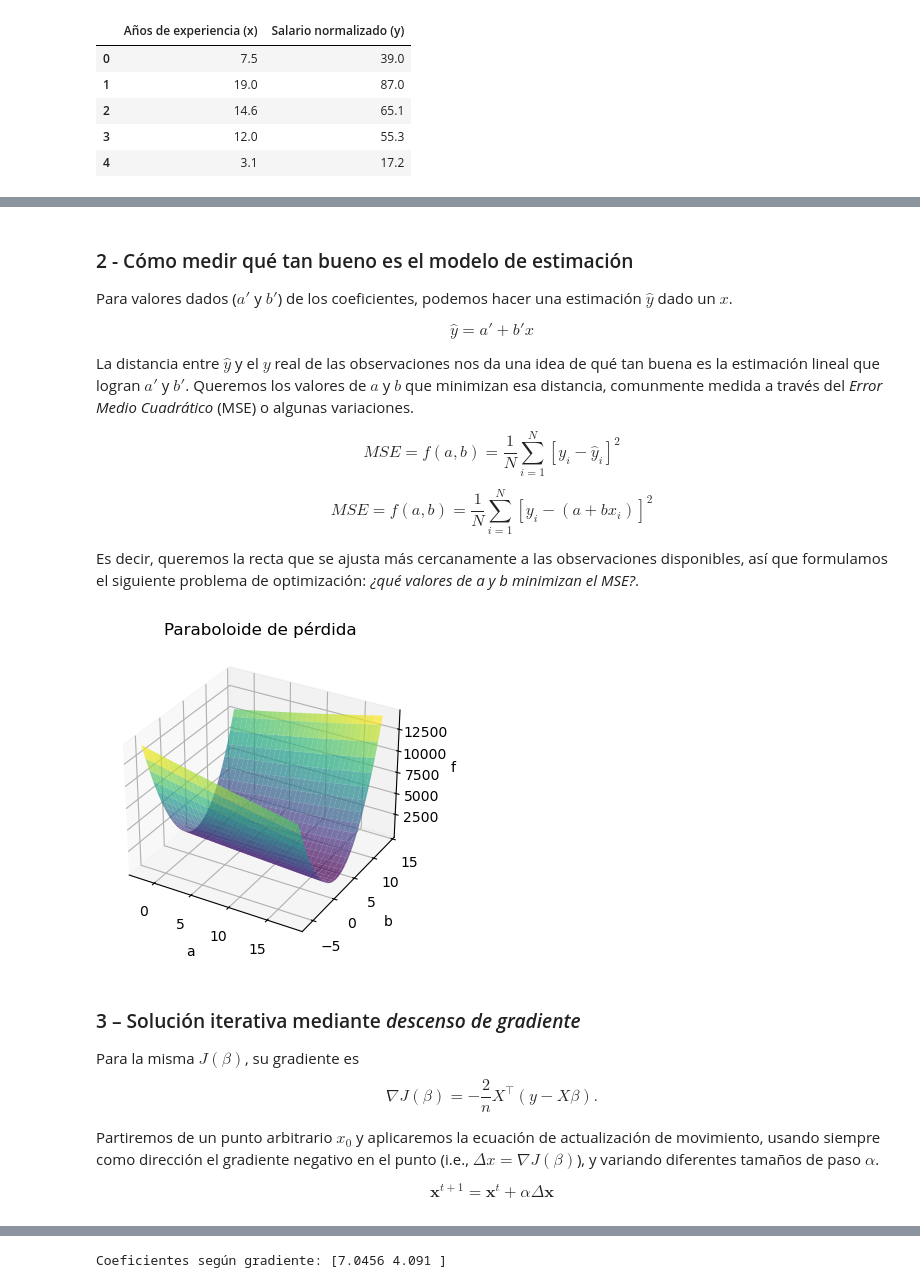
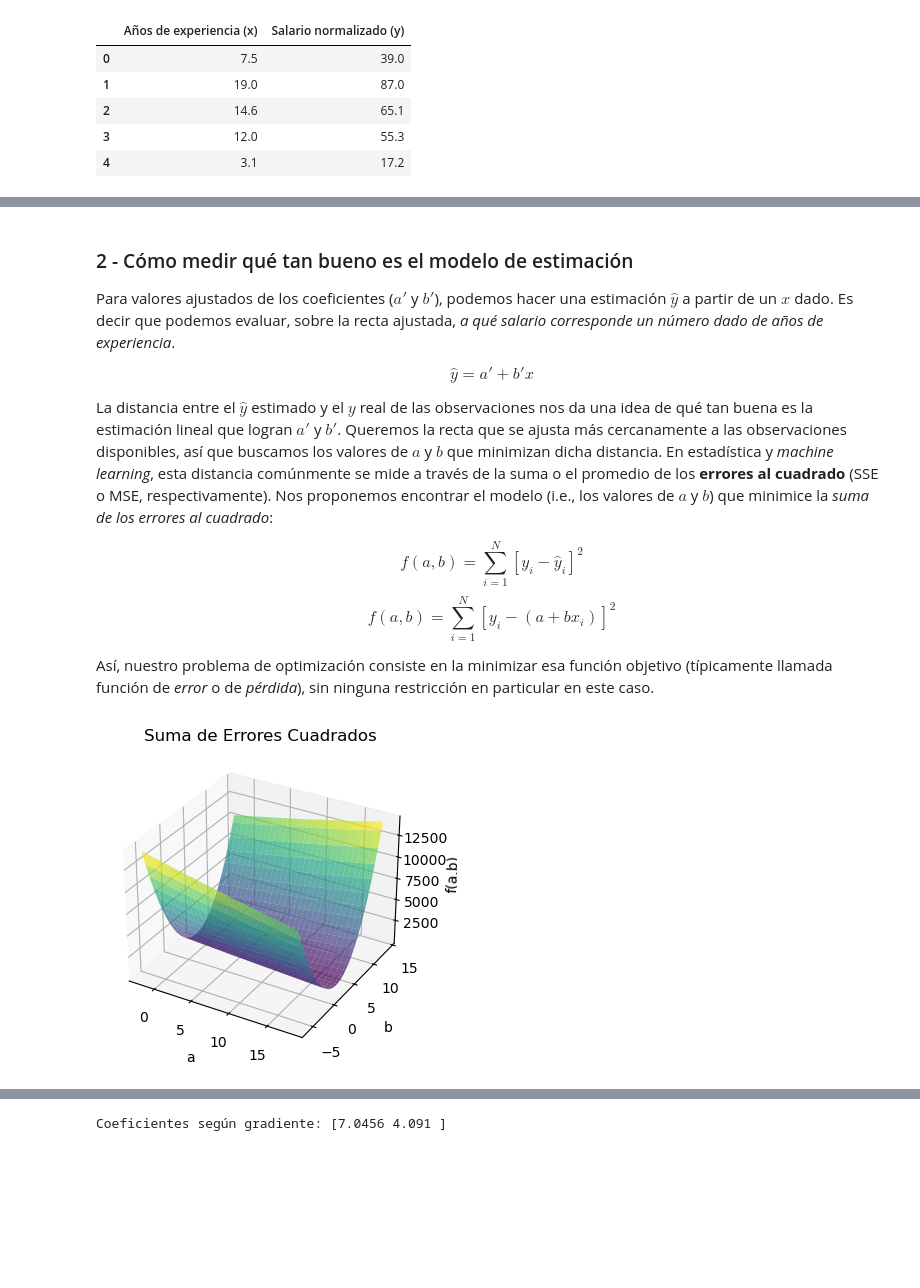
Before and after one commit to milogz/Modelado-en-Optimizacion, a Jupyter notebook: MO_3-2 Estimacion.ipynb, the cells around one changed output, grey strips where cells are left out. Saved outputs shown, nothing was run; the diff lists cells and outputs as text; code cells hidden in the pictures; blank space fills up the shorter version.

Commit message:
simplify gradient and SSE

```diff
--- a/MO_3-2 Estimacion.ipynb
+++ b/MO_3-2 Estimacion.ipynb
@@ -6,9 +6,16 @@
 '''
 Importaciones y configuraciones generales del notebook. No modificar.
 '''
-from helpers_estimacion import init_estimacion, ejemplo_ilustrativo, ajuste_manual, fit_ols, metrics_ols, plot_ols
+import numpy as np
+import matplotlib.pyplot as plt
+from urllib.request import urlopen
+import pandas as pd
+import ipywidgets as widgets
+from IPython.display import display
+np.set_printoptions(precision=4, suppress=True)
+plt.rcParams["figure.figsize"] = (6,4)
 
-np, plt, urlopen, pd, widgets, display = init_estimacion()
+from helpers_estimacion import ejemplo_ilustrativo, ajuste_manual, fit_ols, plot_ols
 # %% [markdown]
 ### 1 - Formular un problema de estimación
 
@@ -42,41 +51,31 @@ interactive(children=(FloatSlider(value=1.0, description='Pendiente', max=10.0,
 # %% [markdown]
 ### 2 - Cómo medir qué tan bueno es el modelo de estimación
 
-Para valores dados ($a'$ y $b'$) de los coeficientes, podemos hacer una estimación $\hat{y}$ dado un $x$.
+Para valores ajustados de los coeficientes ($a'$ y $b'$), podemos hacer una estimación $\hat{y}$ a partir de un $x$ dado. Es decir que podemos evaluar, sobre la recta ajustada, *a qué salario corresponde un número dado de años de experiencia*.
 
 $$\hat{y}=a' + b' x$$
 
-La distancia entre $\hat{y}$ y el $y$ real de las observaciones nos da una idea de qué tan buena es la estimación lineal que logran $a'$ y $b'$. Queremos los valores de $a$ y $b$ que minimizan esa distancia, comunmente medida a través del *Error Medio Cuadrático* (MSE) o algunas variaciones.
+La distancia entre el $\hat{y}$ estimado y el $y$ real de las observaciones nos da una idea de qué tan buena es la estimación lineal que logran $a'$ y $b'$. Queremos la recta que se ajusta más cercanamente a las observaciones disponibles, así que buscamos los valores de $a$ y $b$ que minimizan dicha distancia. En estadística y *machine learning*, esta distancia comúnmente se mide a través de la suma o el promedio de los **errores al cuadrado** (SSE o MSE, respectivamente). Nos proponemos encontrar el modelo (i.e., los valores de $a$ y $b$) que minimice la *suma de los errores al cuadrado*:
 
-$$MSE = f(a,b) = \frac{1}{N}\sum_{i=1}^{N}[ y_i-\hat{y}_i ]^2$$
+$$ f(a,b) = \sum_{i=1}^{N}[ y_i - \hat{y}_i ]^2 $$
+$$ f(a,b) = \sum_{i=1}^{N}[ y_i - (a+b x_i)]^2 $$
 
-$$MSE = f(a,b)  = \frac{1}{N}\sum_{i=1}^{N}[y_i-(a+b x_i)]^2 $$
-
-Es decir, queremos la recta que se ajusta más cercanamente a las observaciones disponibles, así que formulamos el siguiente problema de optimización: *¿qué valores de a y b minimizan el MSE?*.
+Así, nuestro problema de optimización consiste en la minimizar esa función objetivo (típicamente llamada función de *error* o de *pérdida*), sin ninguna restricción en particular en este caso.
 # %%
-def mse(beta0, beta1):
+def sse(beta0, beta1):
     beta = np.array([beta0, beta1])
     res = y - X @ beta
     return (res @ res) / n  # multiplicar vector de residuos por si mismo da errores cuadráticos
 
 b0 = np.linspace(a_true-10, a_true+10, 60)
 b1 = np.linspace(b_true-10, b_true+10, 60)
 B0, B1 = np.meshgrid(b0, b1)
-J = np.vectorize(mse)(B0, B1)     # Función J recibe b0,b1, retorna MSE
+J = np.vectorize(sse)(B0, B1)     # Función J recibe b0,b1, retorna MSE
 
 fig = plt.figure(figsize=(6,4))
 ax = fig.add_subplot(111, projection='3d')
 ax.plot_surface(B0, B1, J, cmap='viridis', alpha=0.7)
-ax.set_xlabel('a'); ax.set_ylabel('b'); ax.set_zlabel('f')
-plt.title('Paraboloide de pérdida'); plt.show()
+ax.set_xlabel('a'); ax.set_ylabel('b'); ax.set_zlabel('f(a,b)')
+plt.title('Suma de Errores Cuadrados'); plt.show()
 # %% [output]
-[figure, old version]
+[figure, new version]
-# %% [markdown]
-### 3 – Solución iterativa mediante *descenso de gradiente*
-
-Para la misma $J(\beta)$, su gradiente es
-$$\nabla J(\beta) = -\frac{2}{n} X^\top (y - X\beta).$$
-
-Partiremos de un punto arbitrario $x_0$ y aplicaremos la ecuación de actualización de movimiento, usando siempre como dirección el gradiente negativo en el punto (i.e., $\Delta x = \nabla J(\beta)$), y variando diferentes tamaños de paso $\alpha$.
-
-$$\mathbf{x}^{t+1} = \mathbf{x}^t + \alpha \Delta \mathbf{x}$$
```
Also changed, not shown: parts of 18 cells of this notebook, 1 other file.
